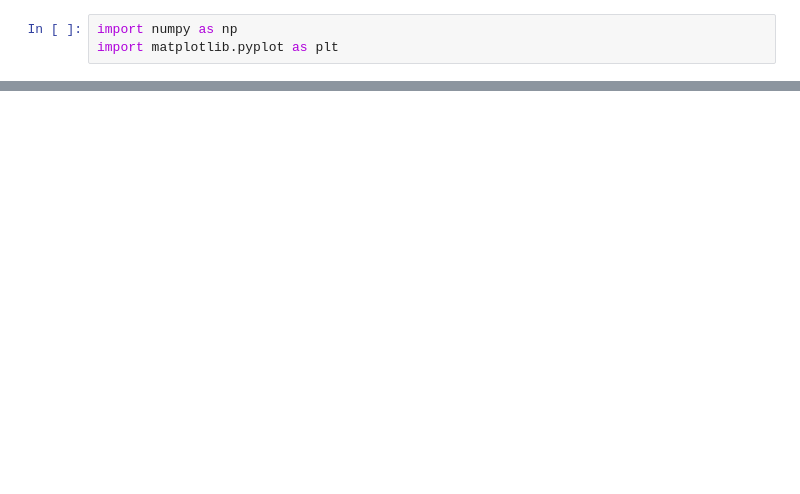
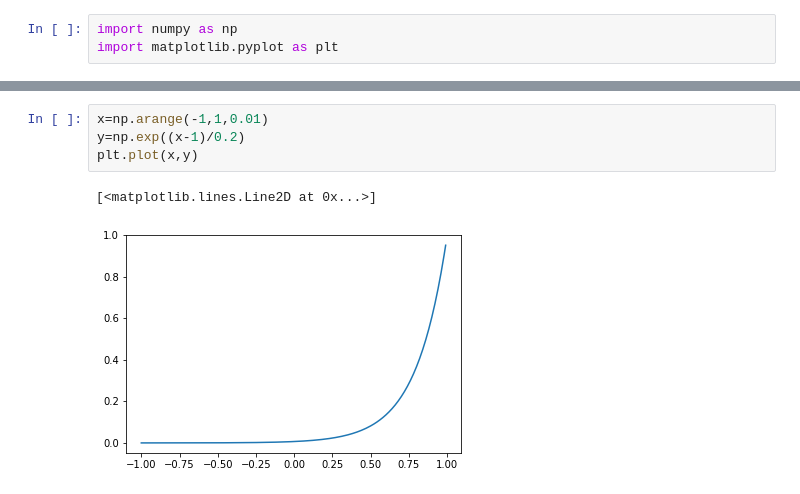
Before and after one commit to superrrpotato/STDP, a Jupyter notebook: STDP.ipynb, the cells around one changed output, grey strips where cells are left out. Saved outputs shown, nothing was run; the diff lists cells and outputs as text; blank space fills up the shorter version.

```diff
--- a/STDP.ipynb
+++ b/STDP.ipynb
@@ -33,0 +105,7 @@ class recurrent_network:
+# %%
+x=np.arange(-1,1,0.01)
+y=np.exp((x-1)/0.2)
+plt.plot(x,y)
+# %% [output]
+[<matplotlib.lines.Line2D at 0x...>]
+[figure, added]
```
Also changed, not shown: parts of 6 cells of this notebook, 2 other files.
